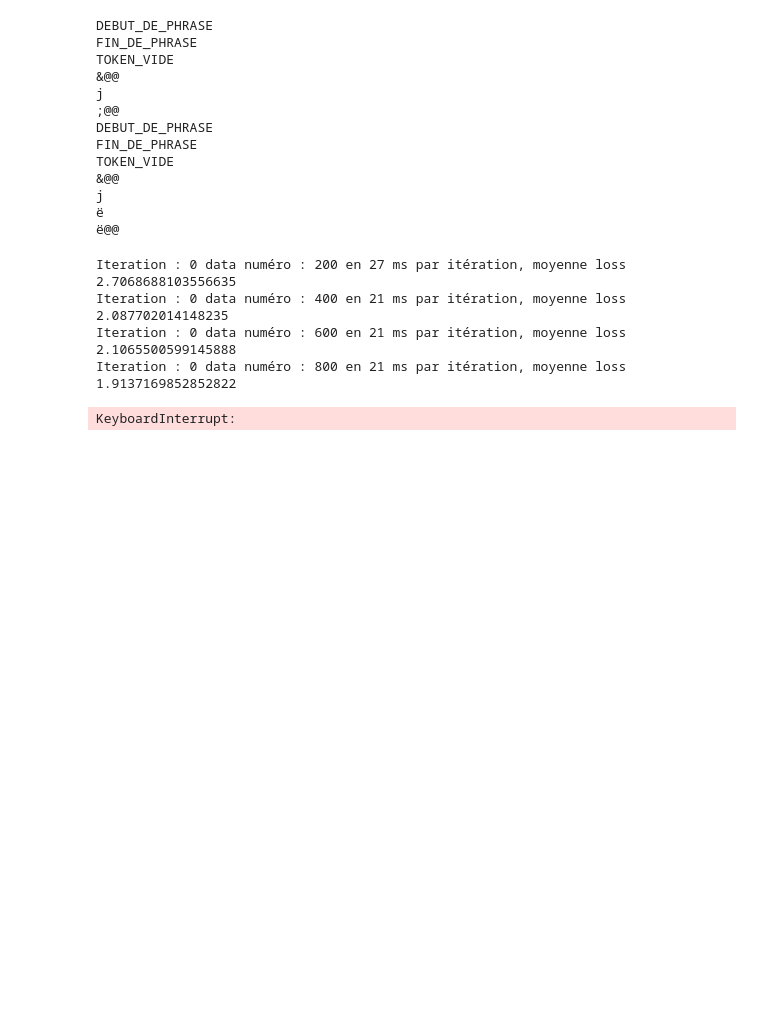
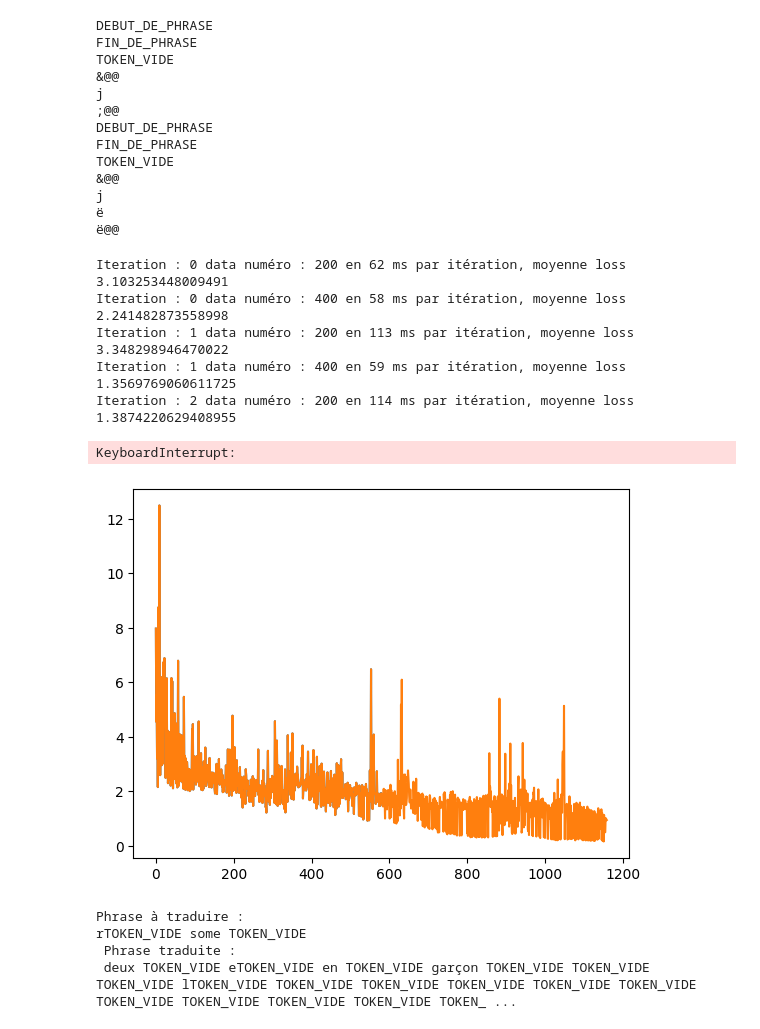
Before and after one commit to Tordjx/UMMT, a Jupyter notebook: Core model files/main_notebook.ipynb, the cells around one changed output. Cells and saved outputs as stored; diff of their text form; code cells hidden in the pictures; blank space fills up the shorter version.

Commit message:
major changes about batchifyer

```diff
--- a/Core model files/main_notebook.ipynb
+++ b/Core model files/main_notebook.ipynb
@@ -44,10 +24,10 @@ inv_map_fr = {v: k for k, v in vocab_fr.items()}
 n_head = 4
 num_encoder_layers = 2
 num_decoder_layers = 2
-dim_feedforward = 200
+dim_feedforward = 196
 dropout = 0.1
 activation = nn.Softmax
-embedding_dim = 200
+embedding_dim = 196
 
 model_fr = Modèle(n_token_fr,embedding_dim,n_head, num_encoder_layers,num_decoder_layers,dim_feedforward,dropout,activation).to(device)
 
@@ -69,15 +49,17 @@ j
 # %%
 
 # Y=train_auto_encoding(model_fr,tokenized_fr)
 # Y=train_auto_encoding(model_en,tokenized_en)
 # Y= cycle_consistency_train(model_fr,model_en,tokenized_fr,tokenized_en)
-mixed_train(model_fr,model_en,tokenized_fr,tokenized_en,200)
+mixed_train(model_fr,model_en,tokenized_fr,tokenized_en,200,50)
 # %% [output]
-Iteration : 0 data numéro : 200 en 27 ms par itération, moyenne loss 2.7068688103556635
-Iteration : 0 data numéro : 400 en 21 ms par itération, moyenne loss 2.087702014148235
-Iteration : 0 data numéro : 600 en 21 ms par itération, moyenne loss 2.1065500599145888
-Iteration : 0 data numéro : 800 en 21 ms par itération, moyenne loss 1.9137169852852822
+Iteration : 0 data numéro : 200 en 62 ms par itération, moyenne loss 3.103253448009491
+Iteration : 0 data numéro : 400 en 58 ms par itération, moyenne loss 2.241482873558998
+Iteration : 1 data numéro : 200 en 113 ms par itération, moyenne loss 3.348298946470022
+Iteration : 1 data numéro : 400 en 59 ms par itération, moyenne loss 1.3569769060611725
+Iteration : 2 data numéro : 200 en 114 ms par itération, moyenne loss 1.3874220629408955
 KeyboardInterrupt:
+[figure, added]
 # %%
 #%%
 def tensor_to_sentence(output,inv_dic):
@@ -97,15 +79,19 @@ def tensor_to_sentence(output,inv_dic):
 def traduit(model_A,model_B,data, inv_map):
     model_en.eval()
     model_fr.eval()
-    output = torch.argmax(cycle_consistent_forward(model_A,model_B,data),dim = 2)
+    output = torch.argmax(cycle_consistent_forward(model_A,model_B,data),dim = 2).T[j].T
     return tensor_to_sentence(output.view(-1),inv_map)
 
-i = np.random.randint(29000)
-data= batchify(tokenized_en[i],device,10)
-target =  tokenized_en[i]
+i = np.random.randint(len(tokenized_en)//50)
+j = np.random.randint(50)
+data,target = get_batch(tokenized_en, i)
 
-
-print("Phrase à traduire : \n" + tensor_to_sentence(target,inv_map_en)+ "\n Phrase traduite : \n "+ traduit(model_en,model_fr,data, inv_map_fr))
+print("Phrase à traduire : \n" + tensor_to_sentence(target.T[j],inv_map_en)+ "\n Phrase traduite : \n "+ traduit(model_en,model_fr,data, inv_map_fr))
 
 
 #%%
+# %% [output]
+Phrase à traduire :
+rTOKEN_VIDE some TOKEN_VIDE
+ Phrase traduite :
+ deux TOKEN_VIDE eTOKEN_VIDE en TOKEN_VIDE garçon TOKEN_VIDE TOKEN_VIDE TOKEN_VIDE lTOKEN_VIDE TOKEN_VIDE TOKEN_VIDE TOKEN_VIDE TOKEN_VIDE TOKEN_VIDE TOKEN_VIDE TOKEN_VIDE TOKEN_VIDE TOKEN_VIDE TOKEN_ ...
```
Also changed, not shown: parts of 2 cells of this notebook, 3 other files.
